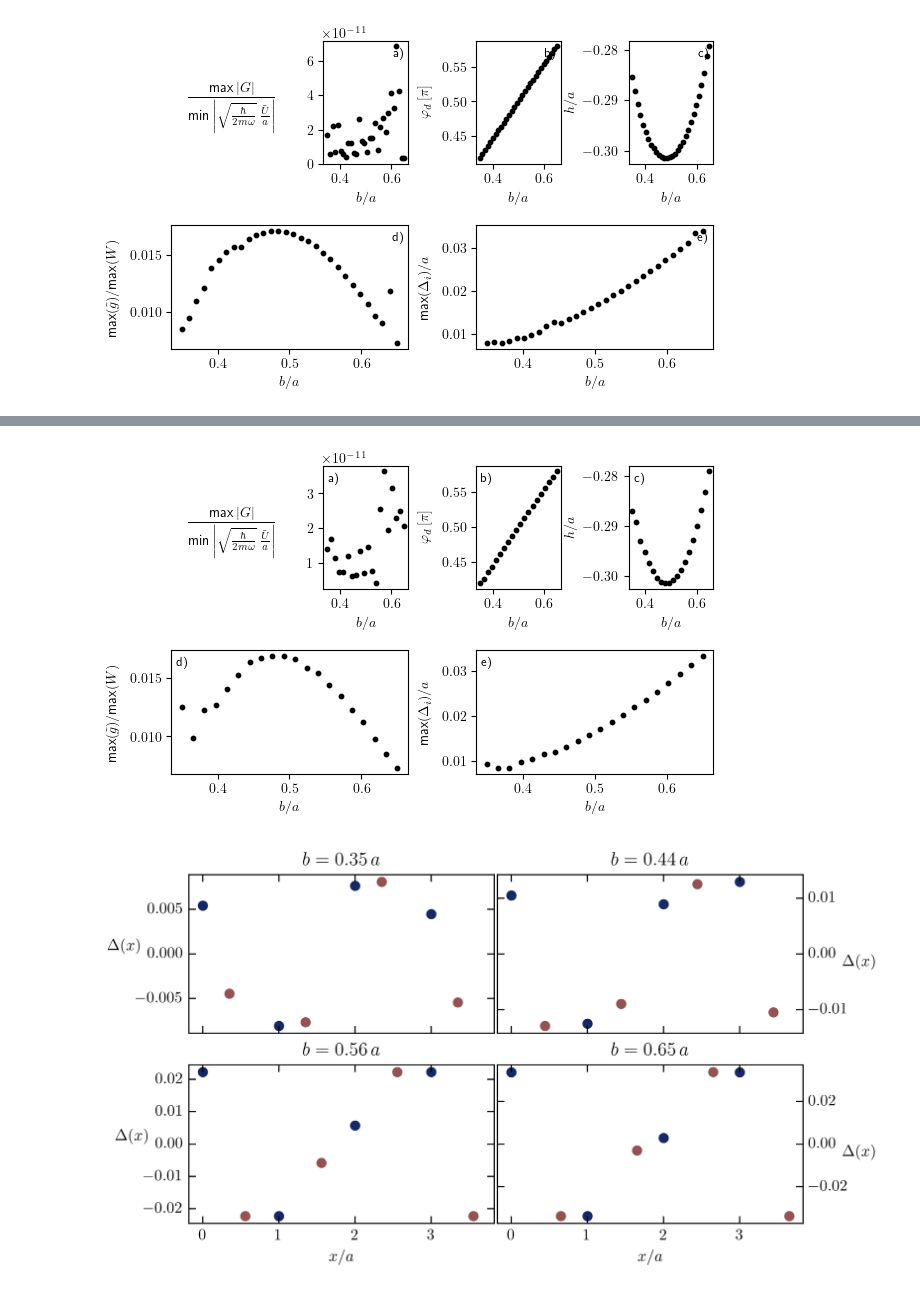
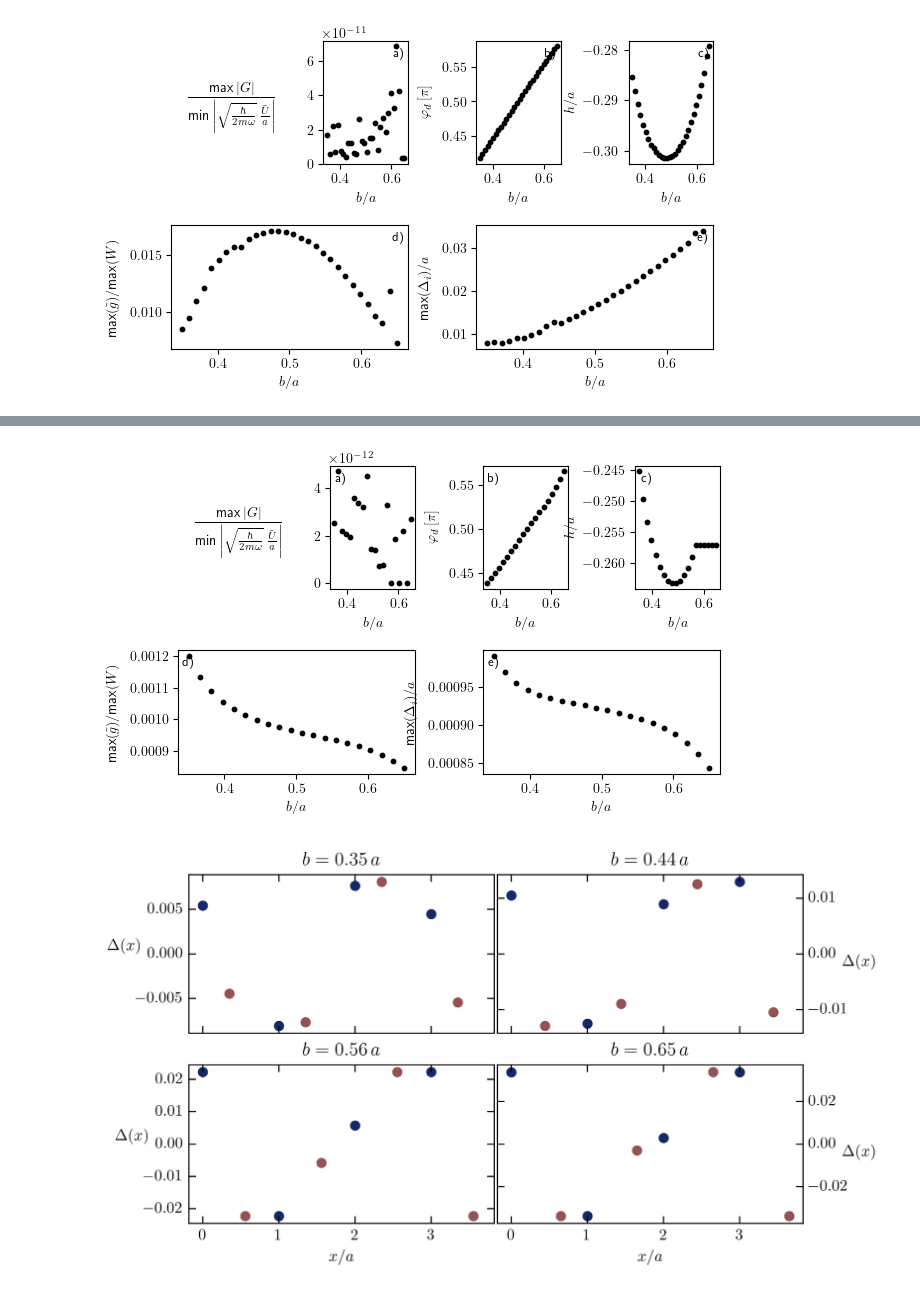
Before and after one commit to ChriGomm/master, a Jupyter notebook: numerics/interactions.ipynb, the cells around one changed output, grey strips where cells are left out. Cells and saved outputs as stored; diff of their text form; code cells hidden in the pictures.

```diff
--- a/numerics/interactions.ipynb
+++ b/numerics/interactions.ipynb
@@ -1575,12 +1552,13 @@ res
 # %%
 a=1
 
-from scipy.optimize import minimize
-def wrap_minimize(l,base):
+from scipy.optimize import minimize, minimize_scalar
+def wrap_minimize(l,base=0):
     Del = Deltas[l]
     def abs_eigvec(param,b):
         phid = param[0]
         h = param[1]
+        # h = -0.26
         d = np.array([np.cos(phid),np.sin(phid)])
         cut = 0.05
         dmat = hopping_Ham(b,h,Del,a,chain_length,lambda x, y: dip_derivative_full_vec(x, y),d,cut)
@@ -1591,10 +1569,10 @@ def wrap_minimize(l,base):
     # b = np.linspace(0.25,0.75,N)
     b = np.linspace(0.35,0.65,N)
     phis = np.ones(N)*(np.pi/2)
-    hs = np.ones(N)*-0.25
+    hs = np.ones(N)*-0.26
     chain_length = 8
-    Deltap = 0.2
-    Deltah = 0.05
+    Deltap = 0.1
+    Deltah = 0.01
     grid_numb = 7
     for i in range(N):
         phi_grid = np.linspace(-Deltap,Deltap,grid_numb)+phis[i-1]
@@ -1608,15 +1586,18 @@ def wrap_minimize(l,base):
 
         for n in range(len(phi_grid)):
             for m in range(len(h_grid)):
-                try:
+                # try:
                     # res = minimize(abs_eigvec,x0=(phi_grid[n],h_grid[m]),args=b[i],bounds=((-2*np.pi,2*np.pi),(-0.7,0.7)),tol=1e-12)
                     res = minimize(abs_eigvec,x0=(phi_grid[n],h_grid[m]),args=b[i],bounds=((phis[i-1]-2*Deltap,phis[i-1]+2*Deltap),(hs[i-1]-2*Deltah,hs[i-1]+2*Deltah)),tol=1e-12)
+                    # res = minimize_scalar(abs_eigvec,args=b[i],bounds=(np.pi*0.35,np.pi*0.65),tol=1e-12)
                     min_vals.append(res.fun)
                     min_phi.append(res.x[0])
+                    # min_phi.append(res.x)
                     min_h.append(res.x[1])
-                except:
-                    pass
+                # except:
+                #     pass
         crit = np.array([min_vals, min_phi, min_h]).T
+        # crit = np.array([min_vals, min_phi]).T
         sorted_crit = sorted(crit, key=lambda x: x[0])
 
 
@@ -1625,5 +1606,8 @@ def wrap_minimize(l,base):
     print(1,end='')
     return np.stack((phis, hs))
 chain_length = 8
-Deltas = np.linspace(0.1,250,20)
-opt_param = parallel_for([[0,20]],wrap_minimize)
+# Deltas = np.linspace(0.1,250,20)
+# Deltas = [0.1,80,170,250]
+Deltas = [2.5,0.8*250,4*250,2500]
+opt_param = parallel_for([[0,4]],wrap_minimize)
+# wrap_minimize(0)
@@ -1966,4 +2045,4 @@ plt.show()
 # %% [output]
 [figure]
 # %%
-opt_param.shape
+opt_param = np.load("topological_phenomena_dipoles/parameters_for_zero_first_order/phih_diff_del_chosen.npy",allow_pickle=True)
@@ -1971,0 +2099,4 @@ opt_param.shape
+# %%
+param = find_single_p(b,Deltas[0],0.05,0.005,-0.42*np.pi,0.29,7)
+# param = find_single_p(b[0],Deltas[0],np.pi/2,0.2,0,0.43,7)
+param
@@ -1972,5 +2124,11 @@ opt_param.shape
+# %%
+opt_param[0,0,:] = param[:,1]*np.pi
+opt_param[0,1,:] = param[:,2]
 # %%
-l =0
+l =3
+# N=20
+# b = np.linspace(0.35,0.65,N)
+cut = 0.05
 phis_plot = opt_param[l][0]
 hs_plot = opt_param[l][1]
 setup = Setup_Fig(name_of_plot='lam2_anal_ml.png',fig_width=7,fig_height=4,xax_share=True,joined=True)
@@ -1994,13 +2152,13 @@ for i in range(N):
 
 
     # dmat = hopping_Ham(b[i],hs[i],(m*w**2*r**2/V)[-1]/10**8,a,chain_length,lambda x, y: dip_derivative_full_vec(x, y),np.array([np.cos(phis[i]),np.sin(phis[i])]))
-    dmat = hopping_Ham(b[i],hs_plot[i],Deltas[l],a,chain_length,lambda x, y: dip_derivative_full_vec(x, y),np.array([np.cos(phis_plot[i]),np.sin(phis_plot[i])]))
+    dmat = hopping_Ham(b[i],hs_plot[i],Deltas[l],a,chain_length,lambda x, y: dip_derivative_full_vec(x, y),np.array([np.cos(phis_plot[i]),np.sin(phis_plot[i])]),cut)
     # bdg = BdG_Ham(b[i],hs[i],(m*w**2*r**2/V)[-1]/10**8,a,chain_length,lambda x, y: dip_derivative_full_vec(x, y),np.array([np.cos(phis[i]),np.sin(phis[i])]))
     eig = np.linalg.eigvals(dmat)
     # ax1.scatter(b[i],np.max(np.abs(np.real(eig))),color='0',s=10)
 
 
-    beta = grad_long_range(b[i],hs_plot[i],a,chain_length,nom_der1_vec,np.array([np.cos(phis_plot[i]),np.sin(phis_plot[i])]))
+    beta = grad_long_range(b[i],hs_plot[i],a,chain_length,nom_der1_vec,np.array([np.cos(phis_plot[i]),np.sin(phis_plot[i])]),cut)
     dis = np.linalg.solve(dmat,beta)
     h_new = beta-dmat@dis
     # ax3[1].scatter(b[i],np.max(h_new),color='0',s=10)
@@ -2012,32 +2170,32 @@ for i in range(N):
     ax4.scatter(b[i],np.max(beta)/np.max(np.abs(dmat)),color='0',s=10)
     # ax4.scatter(b[i],np.max(np.abs(dmat)),color='0',s=10)
     # ax4.scatter(b[i],np.max(beta)/np.min(np.where(dmat==0,np.inf,np.abs(dmat))),color='0',s=10)
     # ax2.scatter(b[i],sorted_crit[0][0],color='0',s=10)
 ax0.axis("off")
 ax2.scatter(b,phis_plot/np.pi,color='0',s=10)
 ax3.scatter(b,hs_plot,color='0',s=10)
 ax1.set_xlabel(r"$b/a$")
 ax2.set_ylabel(r"$\varphi_d\,[\pi]$",labelpad=pad)
 ax2.set_xlabel(r"$b/a$")
 ax3.set_ylabel(r"$h/a$")
 ax3.set_xlabel(r"$b/a$")
 ax4.set_xlabel(r"$b/a$")
 # ax1.text(0.7,0.7,"a)",fontsize=9)
 
 ax5.set_ylabel(r"max$(\Delta_i)/a$",labelpad=pad)
 ax0.text(0.2,0.5,r"$$\frac{\text{max}\left|G\right|}{\text{min}\left|\sqrt{\frac{\hbar }{2m \omega}}\,\frac{\tilde{U}}{a}\right|}$$")
 ax5.set_xlabel(r"$b/a$")
 ax4.set_ylabel(r"$\text{max}(\tilde{g})/\text{max}(W)$",labelpad=pad)
 # ax6.set_xlabel(r"$b/a$")
 # ax6.set_ylabel(r"$$\text{max}(\Delta_i)/\sqrt{\hbar/2m\omega}$$",labelpad=pad)
 ax4.text(0.02,0.88,"d)",fontsize=9,transform=ax4.transAxes)
 ax5.text(0.02,0.88,"e)",fontsize=9,transform=ax5.transAxes)
 ax1.text(0.06,0.87,"a)",fontsize=9,transform=ax1.transAxes)
 ax2.text(0.06,0.87,"b)",fontsize=9,transform=ax2.transAxes)
 ax3.text(0.06,0.87,"c)",fontsize=9,transform=ax3.transAxes)
 plt.subplots_adjust(wspace=0.8,hspace=0.5)
 # plt.savefig("/home//christian/Documents/master/protocol/pictures/"+"tuning_first_order_to_zero3.pdf",bbox_inches='tight')#free_evol_1spto10coupling
 plt.show()
 # %% [output]
-[figure, old version]
+[figure, new version]
 # %%
```
Also changed, not shown: parts of 16 cells of this notebook, 17 other files.
